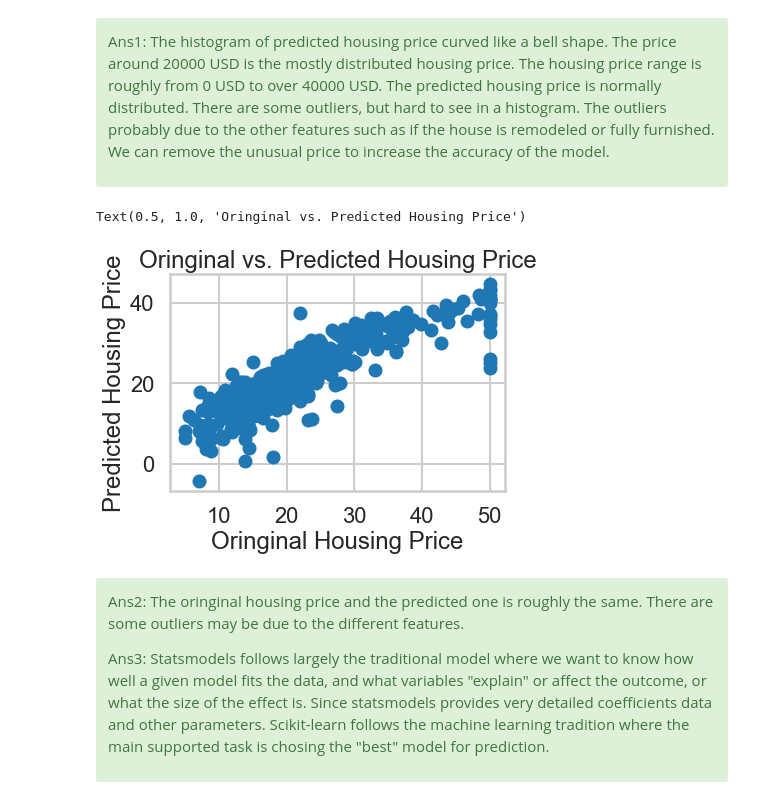
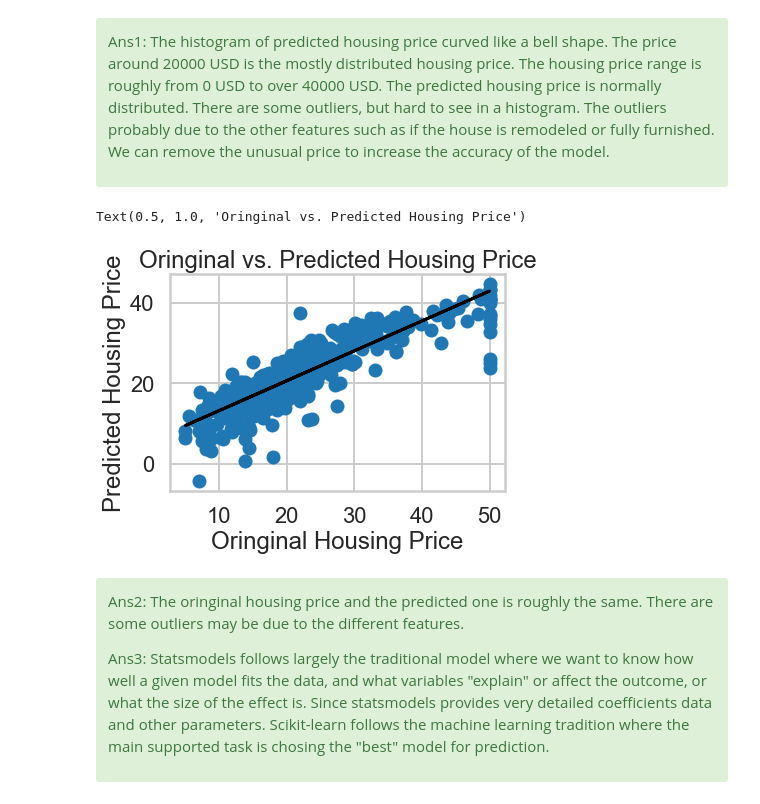
Before and after one commit to jacquelineguo/Linear-Regression-Using-Boston-Housing-Data-Set, a Jupyter notebook: Mini_Project_Linear_Regression.ipynb, the cells around one changed output. Drawn from its saved outputs; the diff is of its cells as text; code cells hidden in the pictures.

```diff
--- a/Mini_Project_Linear_Regression.ipynb
+++ b/Mini_Project_Linear_Regression.ipynb
@@ -489,7 +489,12 @@ Let's see how our model actually fit our data. We can see below that there is a
 </div>
 # %%
 # your turn
+from numpy.polynomial.polynomial import polyfit
 plt.scatter(bos.PRICE, m.fittedvalues)
+x = bos.PRICE
+a, b = polyfit(bos.PRICE, m.fittedvalues, 1)
+y = a + x * b
+plt.plot(x, y, color='black')
 plt.xlabel('Original Price')
 plt.ylabel('Predicted Price')
 plt.title('Original vs. Predicted Price')
@@ -628,12 +633,15 @@ Text(0.5, 1.0, 'Housing Price Prediction')
 </div>
 # %%
 plt.scatter(bos.PRICE, lm.predict(X))
+c, d = polyfit(bos.PRICE, lm.predict(X), 1)
+y3 = c + x * d
+plt.plot(x, y3, color='black')
 plt.xlabel('Oringinal Housing Price')
 plt.ylabel('Predicted Housing Price')
 plt.title('Oringinal vs. Predicted Housing Price')
 # %% [output]
 Text(0.5, 1.0, 'Oringinal vs. Predicted Housing Price')
-[figure, old version]
+[figure, new version]
 # %% [markdown]
 <div class="span5 alert alert-success">
 <p>Ans2: The oringinal housing price and the predicted one is roughly the same. There are some outliers may be due to the different features.</p>
```
Also changed, not shown: parts of 5 cells of this notebook.
